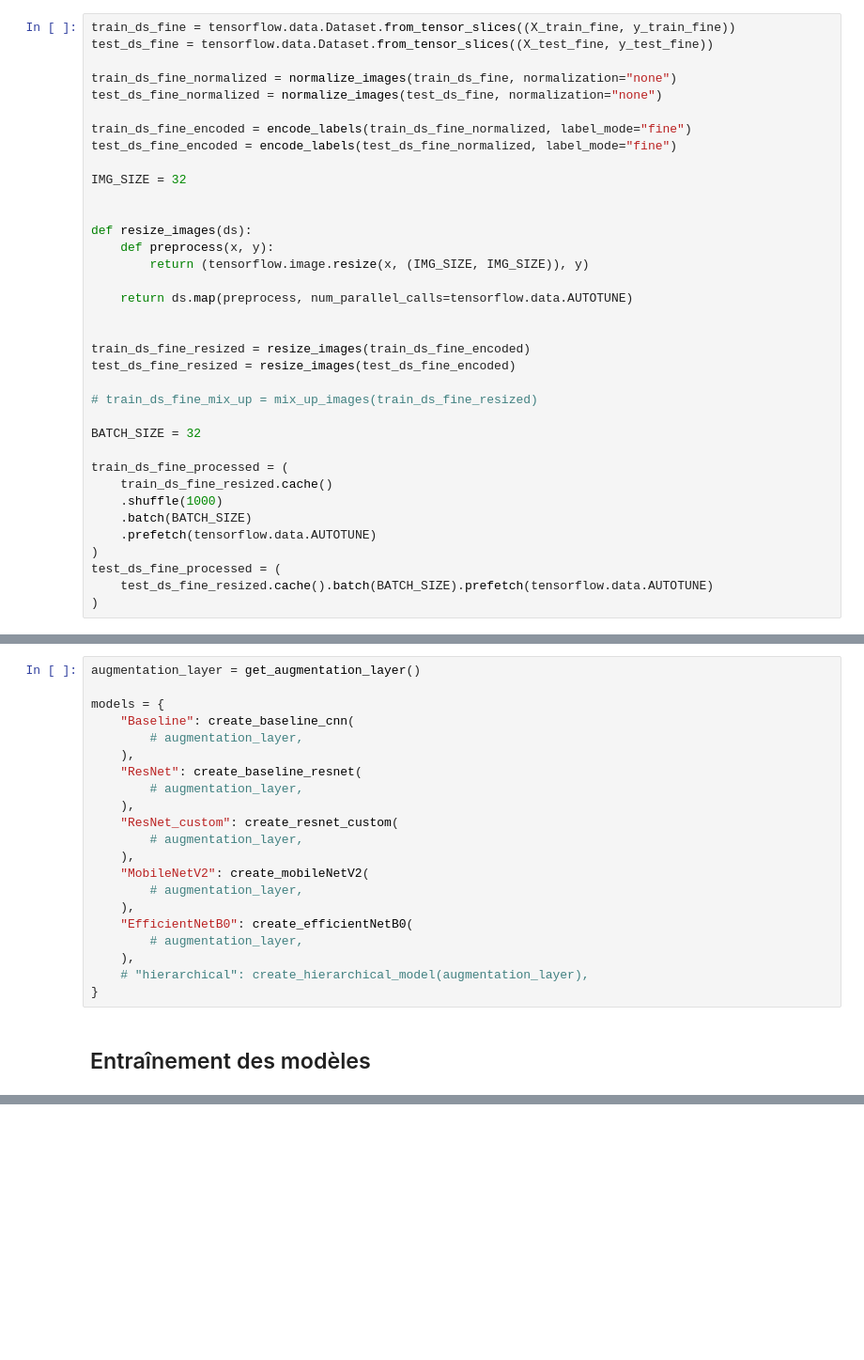
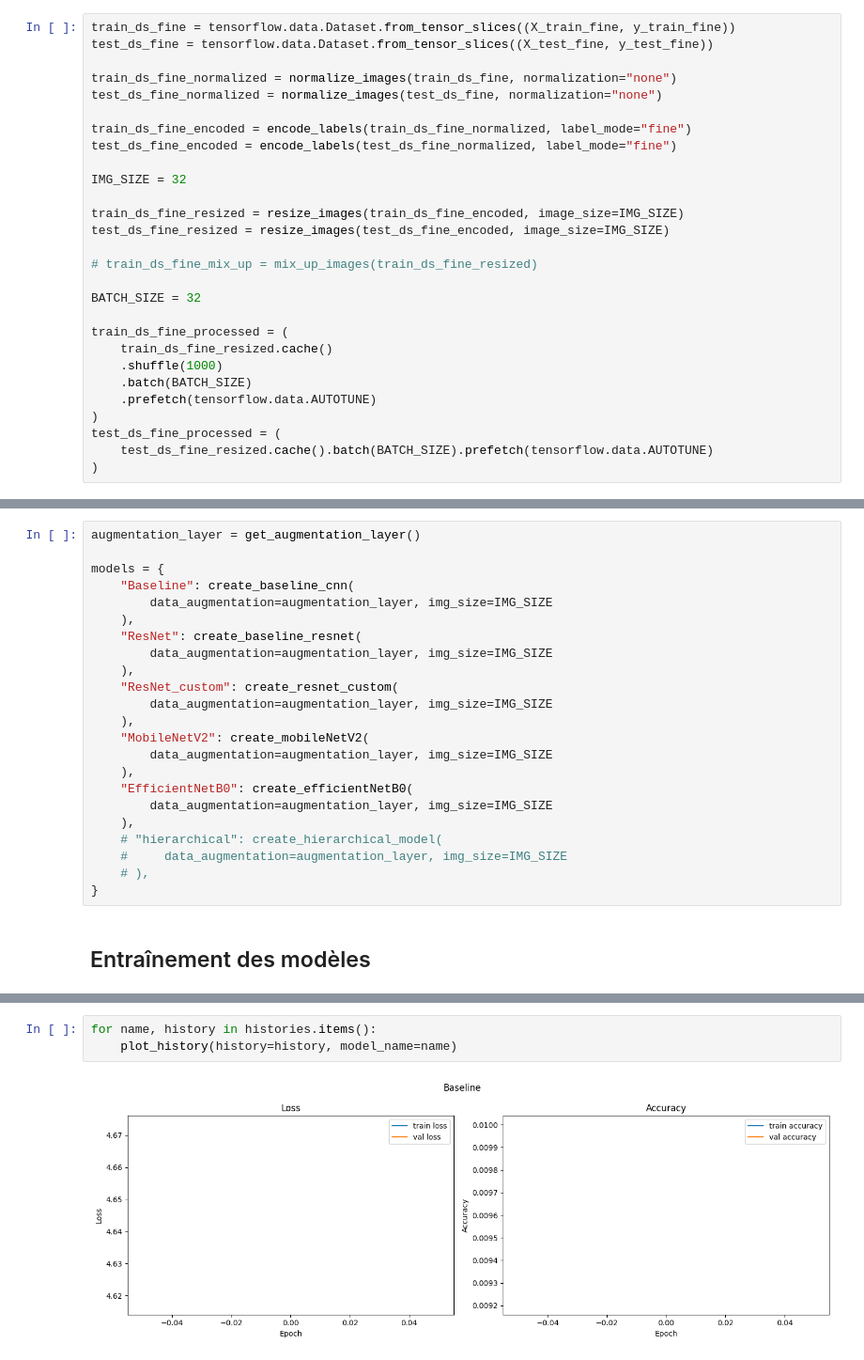
Before and after one commit to DamienDESSAUX-M2i/tp_groupe_tensorflow, a Jupyter notebook: notebooks/02_models_comparisons.ipynb, the cells around one changed output, grey strips where cells are left out. Shown at 94% size. Drawn from its saved outputs; the diff is of its cells as text; blank space fills up the shorter version.

Commit message:
(feat: models_comparisons): Compare models.

```diff
--- a/notebooks/02_models_comparisons.ipynb
+++ b/notebooks/02_models_comparisons.ipynb
@@ -44,16 +52,8 @@ test_ds_fine_encoded = encode_labels(test_ds_fine_normalized, label_mode="fine")
 
 IMG_SIZE = 32
 
-
-def resize_images(ds):
-    def preprocess(x, y):
-        return (tensorflow.image.resize(x, (IMG_SIZE, IMG_SIZE)), y)
-
-    return ds.map(preprocess, num_parallel_calls=tensorflow.data.AUTOTUNE)
-
-
-train_ds_fine_resized = resize_images(train_ds_fine_encoded)
-test_ds_fine_resized = resize_images(test_ds_fine_encoded)
+train_ds_fine_resized = resize_images(train_ds_fine_encoded, image_size=IMG_SIZE)
+test_ds_fine_resized = resize_images(test_ds_fine_encoded, image_size=IMG_SIZE)
 
 # train_ds_fine_mix_up = mix_up_images(train_ds_fine_resized)
 
@@ -90,21 +90,23 @@ augmentation_layer = get_augmentation_layer()
 
 models = {
     "Baseline": create_baseline_cnn(
-        # augmentation_layer,
+        data_augmentation=augmentation_layer, img_size=IMG_SIZE
     ),
     "ResNet": create_baseline_resnet(
-        # augmentation_layer,
+        data_augmentation=augmentation_layer, img_size=IMG_SIZE
     ),
     "ResNet_custom": create_resnet_custom(
-        # augmentation_layer,
+        data_augmentation=augmentation_layer, img_size=IMG_SIZE
     ),
     "MobileNetV2": create_mobileNetV2(
-        # augmentation_layer,
+        data_augmentation=augmentation_layer, img_size=IMG_SIZE
     ),
     "EfficientNetB0": create_efficientNetB0(
-        # augmentation_layer,
+        data_augmentation=augmentation_layer, img_size=IMG_SIZE
     ),
-    # "hierarchical": create_hierarchical_model(augmentation_layer),
+    # "hierarchical": create_hierarchical_model(
+    #     data_augmentation=augmentation_layer, img_size=IMG_SIZE
+    # ),
 }
 # %% [markdown]
 ## Entraînement des modèles
@@ -150,0 +160,5 @@ ValueError: Arguments `target` and `output` must have the same rank (ndim). Rece
+# %%
+for name, history in histories.items():
+    plot_history(history=history, model_name=name)
+# %% [output]
+[figure, added]
```
Also changed, not shown: parts of 7 cells of this notebook, 8 other files.
